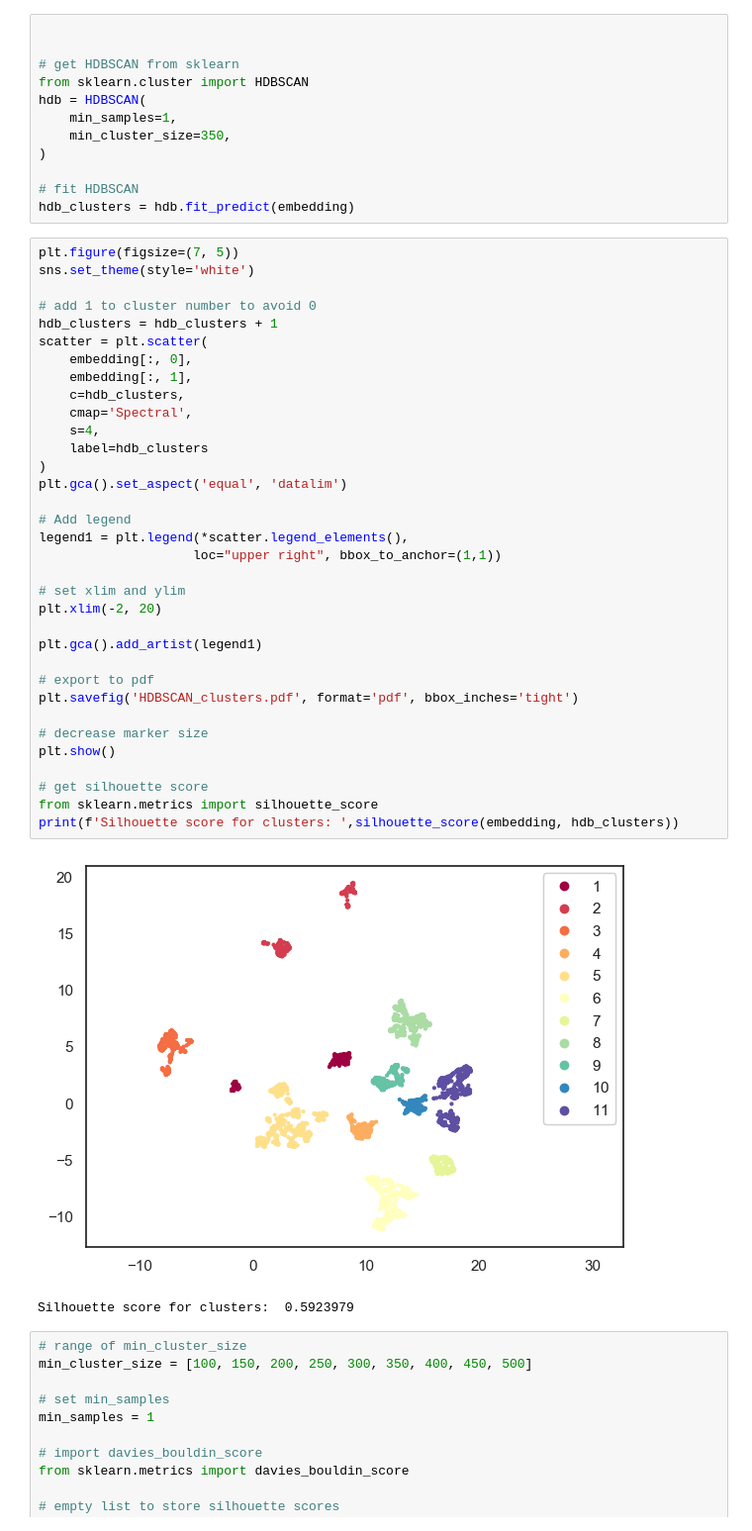
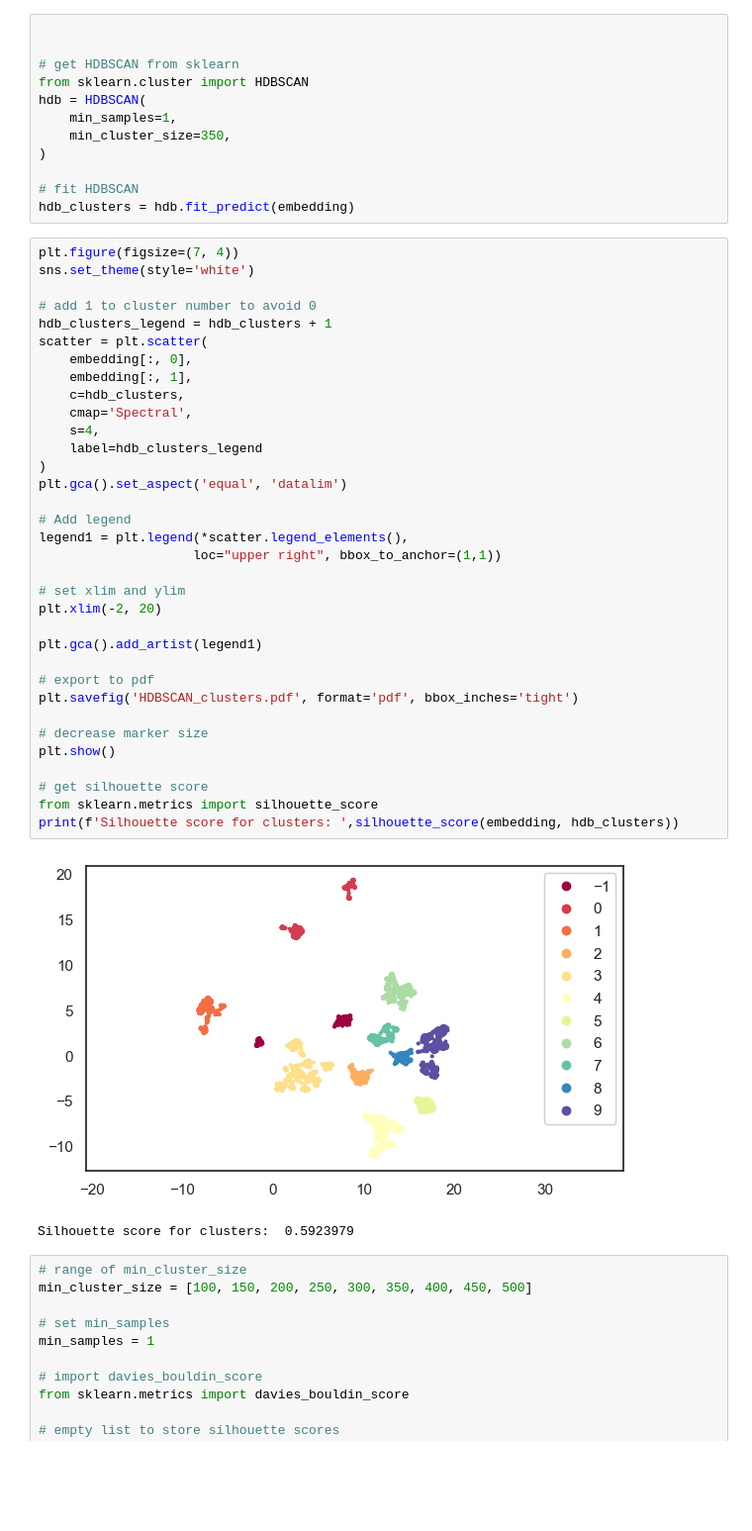
Before and after one commit to UoB-DSMP-2023-24/dsmp-2024-group-38, a Jupyter notebook: UMAP_clustering.ipynb, the cells around one changed output. Shown at 99% size. Cells and saved outputs as stored; diff of their text form; blank space fills up the shorter version.

Commit message:
final clustering figure updates

```diff
--- a/UMAP_clustering.ipynb
+++ b/UMAP_clustering.ipynb
@@ -198,41 +198,41 @@ hdb = HDBSCAN(
 # fit HDBSCAN
 hdb_clusters = hdb.fit_predict(embedding)
 # %%
-plt.figure(figsize=(7, 5))
+plt.figure(figsize=(7, 4))
 sns.set_theme(style='white')
 
 # add 1 to cluster number to avoid 0
-hdb_clusters = hdb_clusters + 1
+hdb_clusters_legend = hdb_clusters + 1
 scatter = plt.scatter(
     embedding[:, 0],
     embedding[:, 1],
     c=hdb_clusters,
     cmap='Spectral',
     s=4,
-    label=hdb_clusters
+    label=hdb_clusters_legend
 )
 plt.gca().set_aspect('equal', 'datalim')
 
 # Add legend
 legend1 = plt.legend(*scatter.legend_elements(),
                     loc="upper right", bbox_to_anchor=(1,1))
 
 # set xlim and ylim
 plt.xlim(-2, 20)
 
 plt.gca().add_artist(legend1)
 
 # export to pdf
 plt.savefig('HDBSCAN_clusters.pdf', format='pdf', bbox_inches='tight')
 
 # decrease marker size
 plt.show()
 
 # get silhouette score
 from sklearn.metrics import silhouette_score
 print(f'Silhouette score for clusters: ',silhouette_score(embedding, hdb_clusters))
 # %% [output]
-[figure, old version]
+[figure, new version]
 Silhouette score for clusters:  0.5923979
 # %%
 # range of min_cluster_size
```
Also changed, not shown: parts of 5 cells of this notebook.
